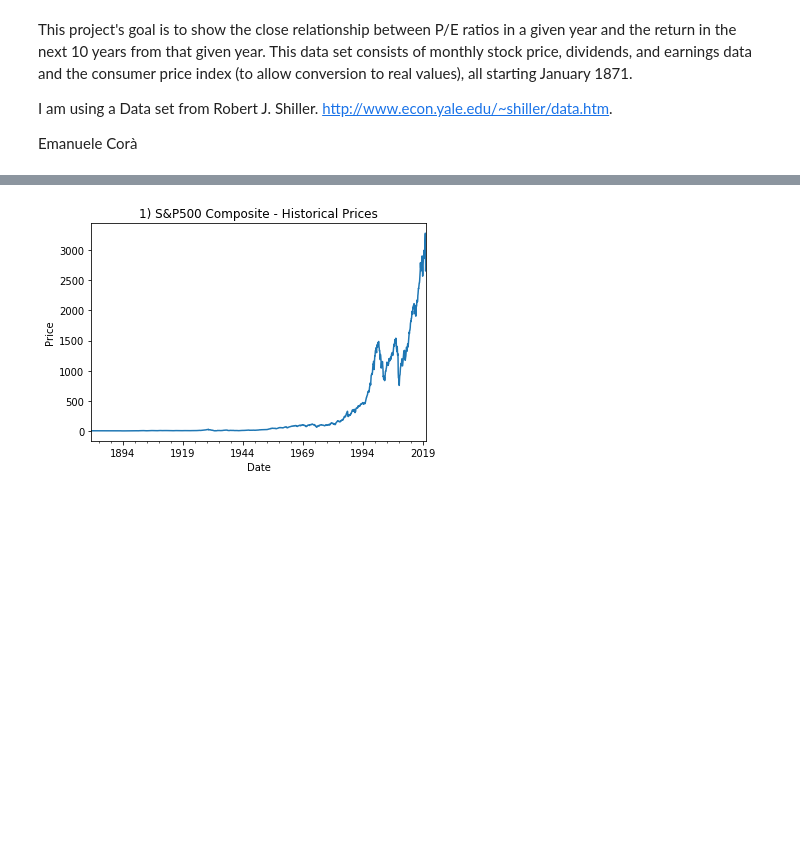
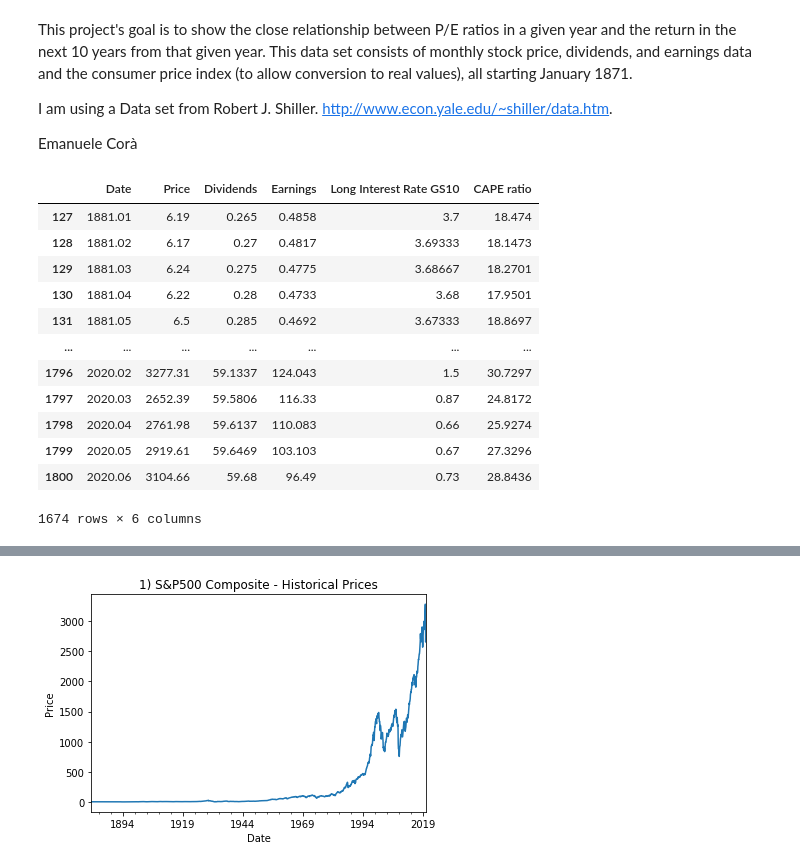
Before and after one commit to emanuelecora/P-E-and-Stock-Market-Return, a Jupyter notebook: Notebook.ipynb, the cells around one changed output, grey strips where cells are left out. Drawn from its saved outputs; the diff is of its cells as text; code cells hidden in the pictures; blank space fills up the shorter version.

```diff
--- a/Notebook.ipynb
+++ b/Notebook.ipynb
@@ -26,3 +26,19 @@ df.dropna(inplace=True)
+# %%
+df
+# %% [output]
+|  | Date | Price | Dividends | Earnings | Long Interest Rate GS10 | CAPE ratio |
+| 127 | 1881.01 | 6.19 | 0.265 | 0.4858 | 3.7 | 18.474 |
+| 128 | 1881.02 | 6.17 | 0.27 | 0.4817 | 3.69333 | 18.1473 |
+| 129 | 1881.03 | 6.24 | 0.275 | 0.4775 | 3.68667 | 18.2701 |
+| 130 | 1881.04 | 6.22 | 0.28 | 0.4733 | 3.68 | 17.9501 |
+| 131 | 1881.05 | 6.5 | 0.285 | 0.4692 | 3.67333 | 18.8697 |
+| ... | ... | ... | ... | ... | ... | ... |
+| 1796 | 2020.02 | 3277.31 | 59.1337 | 124.043 | 1.5 | 30.7297 |
+| 1797 | 2020.03 | 2652.39 | 59.5806 | 116.33 | 0.87 | 24.8172 |
+| 1798 | 2020.04 | 2761.98 | 59.6137 | 110.083 | 0.66 | 25.9274 |
+| 1799 | 2020.05 | 2919.61 | 59.6469 | 103.103 | 0.67 | 27.3296 |
+| 1800 | 2020.06 | 3104.66 | 59.68 | 96.49 | 0.73 | 28.8436 |
+1674 rows × 6 columns
 # %%
 df["P/E ratio"] = df["Price"] / df["Earnings"]
 # %%
```
Also changed, not shown: parts of 11 cells of this notebook.
